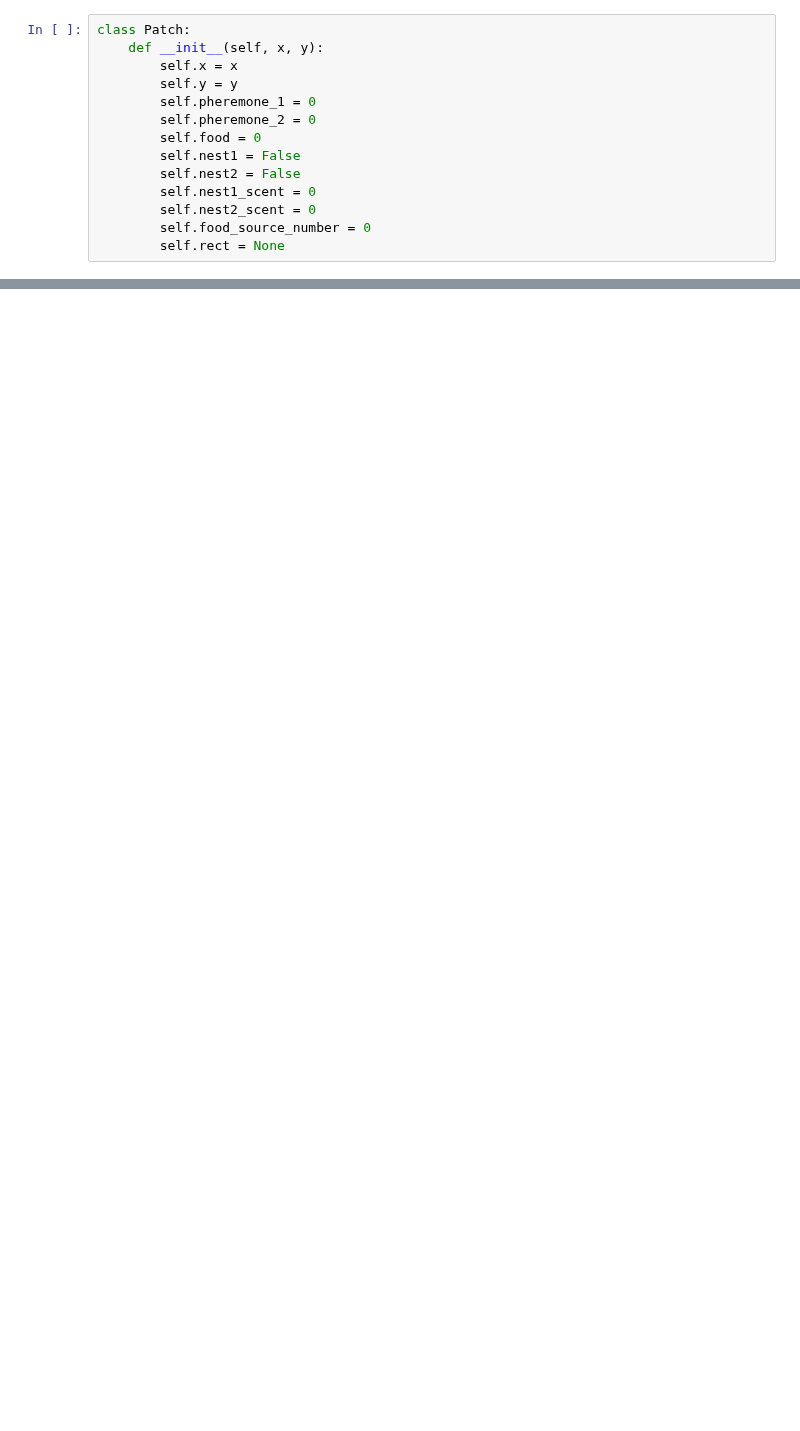
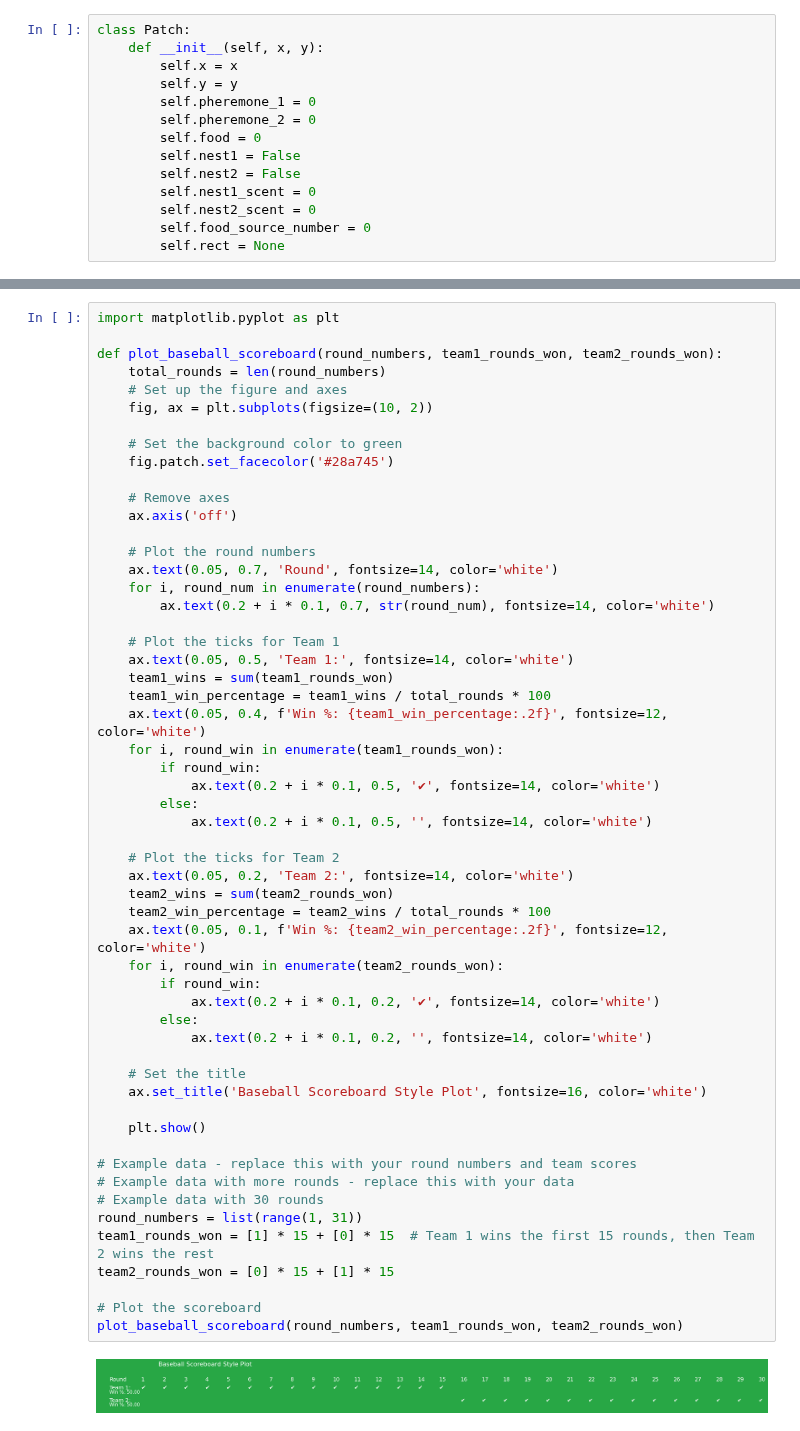
Before and after one commit to cgraha37/bic_final_project, a Jupyter notebook: battlefield.ipynb, the cells around one changed output, grey strips where cells are left out. Saved outputs shown, nothing was run; the diff lists cells and outputs as text; blank space fills up the shorter version.

```diff
--- a/battlefield.ipynb
+++ b/battlefield.ipynb
@@ -1068,0 +1053,57 @@ plt.show()
+# %%
+import matplotlib.pyplot as plt
+
+def plot_baseball_scoreboard(round_numbers, team1_rounds_won, team2_rounds_won):
+    total_rounds = len(round_numbers)
+    # Set up the figure and axes
+    fig, ax = plt.subplots(figsize=(10, 2))
+
+    # Set the background color to green
+    fig.patch.set_facecolor('#28a745')
+
+    # Remove axes
+    ax.axis('off')
+
+    # Plot the round numbers
+    ax.text(0.05, 0.7, 'Round', fontsize=14, color='white')
+    for i, round_num in enumerate(round_numbers):
+        ax.text(0.2 + i * 0.1, 0.7, str(round_num), fontsize=14, color='white')
+
+    # Plot the ticks for Team 1
+    ax.text(0.05, 0.5, 'Team 1:', fontsize=14, color='white')
+    team1_wins = sum(team1_rounds_won)
+    team1_win_percentage = team1_wins / total_rounds * 100
+    ax.text(0.05, 0.4, f'Win %: {team1_win_percentage:.2f}', fontsize=12, color='white')
+    for i, round_win in enumerate(team1_rounds_won):
+        if round_win:
+            ax.text(0.2 + i * 0.1, 0.5, '✔', fontsize=14, color='white')
+        else:
+            ax.text(0.2 + i * 0.1, 0.5, '', fontsize=14, color='white')
+
+    # Plot the ticks for Team 2
+    ax.text(0.05, 0.2, 'Team 2:', fontsize=14, color='white')
+    team2_wins = sum(team2_rounds_won)
+    team2_win_percentage = team2_wins / total_rounds * 100
+    ax.text(0.05, 0.1, f'Win %: {team2_win_percentage:.2f}', fontsize=12, color='white')
+    for i, round_win in enumerate(team2_rounds_won):
+        if round_win:
+            ax.text(0.2 + i * 0.1, 0.2, '✔', fontsize=14, color='white')
+        else:
+            ax.text(0.2 + i * 0.1, 0.2, '', fontsize=14, color='white')
+
+    # Set the title
+    ax.set_title('Baseball Scoreboard Style Plot', fontsize=16, color='white')
+
+    plt.show()
+
+# Example data - replace this with your round numbers and team scores
+# Example data with more rounds - replace this with your data
+# Example data with 30 rounds
+round_numbers = list(range(1, 31))
+team1_rounds_won = [1] * 15 + [0] * 15  # Team 1 wins the first 15 rounds, then Team 2 wins the rest
+team2_rounds_won = [0] * 15 + [1] * 15
+
+# Plot the scoreboard
+plot_baseball_scoreboard(round_numbers, team1_rounds_won, team2_rounds_won)
+# %% [output]
+[figure, added]
```
Also changed, not shown: parts of 6 cells of this notebook.
